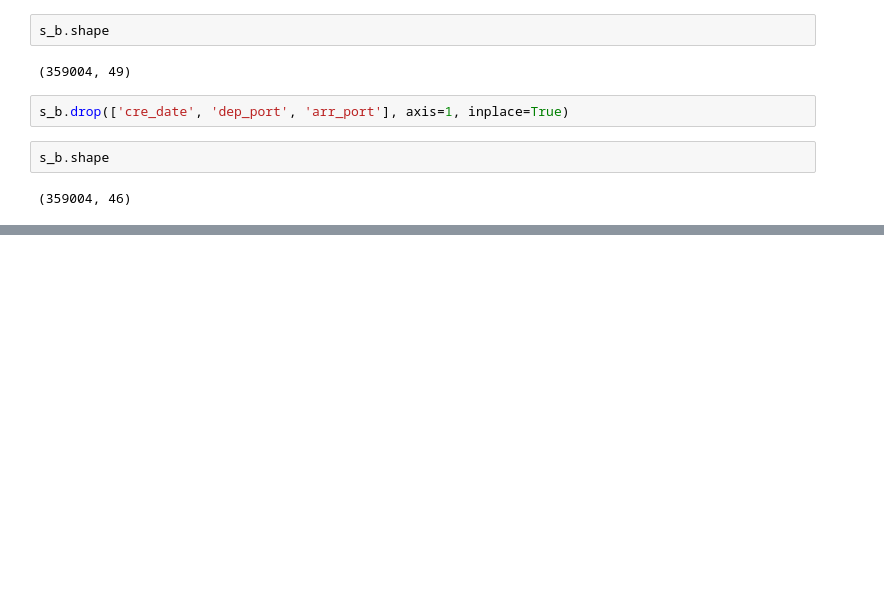
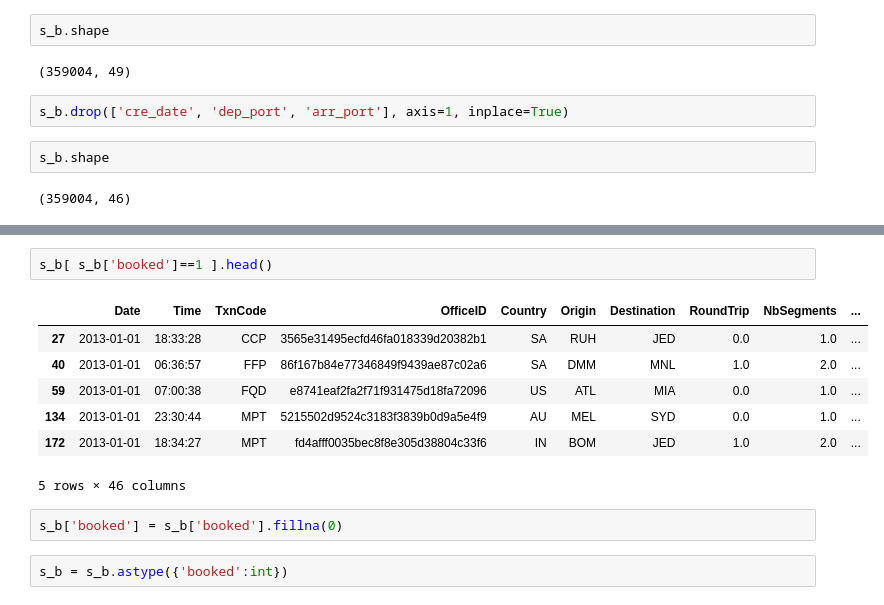
Before and after one commit to martaarozarena/master-data-science, a Jupyter notebook: AmadChallengeMarta.ipynb, the cells around one changed output, grey strips where cells are left out. Saved outputs shown, nothing was run; the diff lists cells and outputs as text; blank space fills up the shorter version.

```diff
--- a/AmadChallengeMarta.ipynb
+++ b/AmadChallengeMarta.ipynb
@@ -1275,0 +1291,14 @@ s_b.shape
+# %%
+s_b[ s_b['booked']==1 ].head()
+# %% [output]
+|  | Date | Time | TxnCode | OfficeID | Country | Origin | Destination | RoundTrip | NbSegments | ... |
+| 27 | 2013-01-01 | 18:33:28 | CCP | 3565e31495ecfd46fa018339d20382b1 | SA | RUH | JED | 0.0 | 1.0 | ... |
+| 40 | 2013-01-01 | 06:36:57 | FFP | 86f167b84e77346849f9439ae87c02a6 | SA | DMM | MNL | 1.0 | 2.0 | ... |
+| 59 | 2013-01-01 | 07:00:38 | FQD | e8741eaf2fa2f71f931475d18fa72096 | US | ATL | MIA | 0.0 | 1.0 | ... |
+| 134 | 2013-01-01 | 23:30:44 | MPT | 5215502d9524c3183f3839b0d9a5e4f9 | AU | MEL | SYD | 0.0 | 1.0 | ... |
+| 172 | 2013-01-01 | 18:34:27 | MPT | fd4afff0035bec8f8e305d38804c33f6 | IN | BOM | JED | 1.0 | 2.0 | ... |
+5 rows × 46 columns
+# %%
+s_b['booked'] = s_b['booked'].fillna(0)
+# %%
+s_b = s_b.astype({'booked':int})
```
Also changed, not shown: parts of 12 cells of this notebook.
